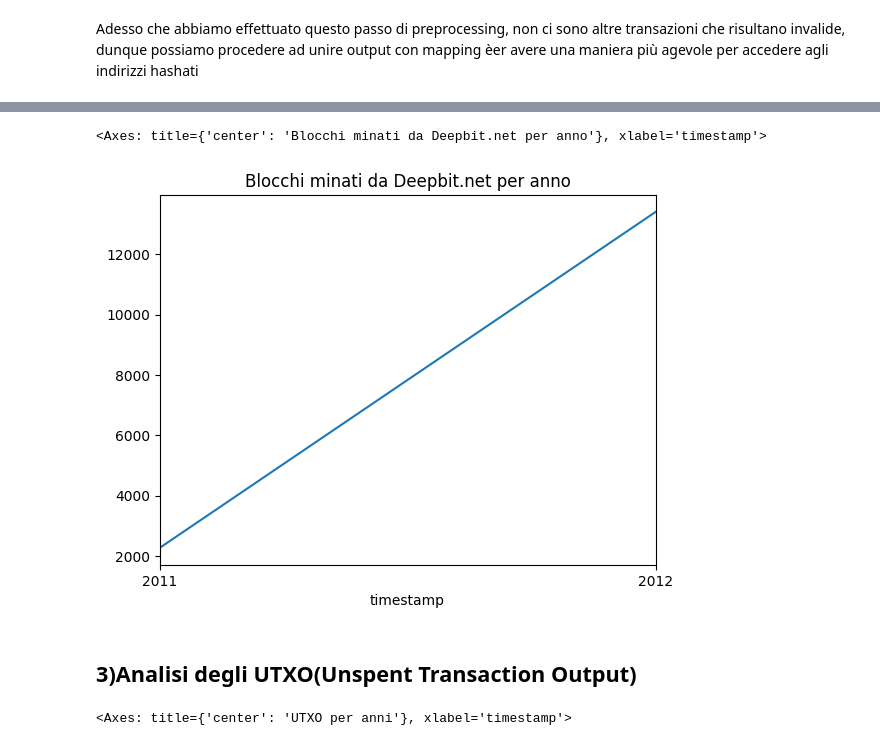
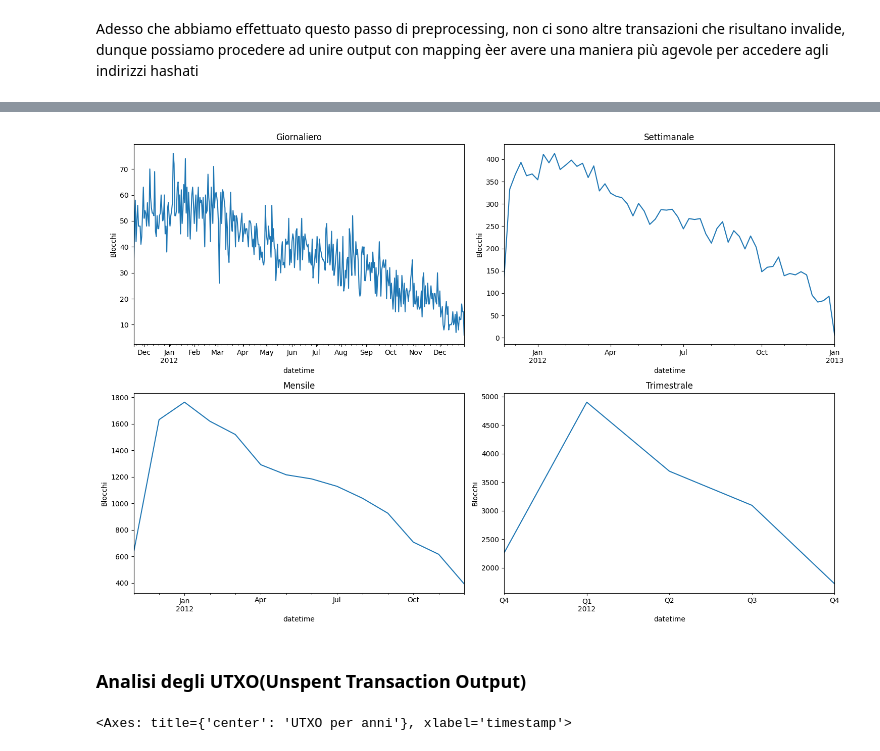
Before and after one commit to TaleWind28/Magician, a Jupyter notebook: Magician.ipynb, the cells around one changed output, grey strips where cells are left out. Cells and saved outputs as stored; diff of their text form; code cells hidden in the pictures.

```diff
--- a/Magician.ipynb
+++ b/Magician.ipynb
@@ -210,4 +220,7 @@ def scrape_step(driver):
 # %%
+from selenium.webdriver.support.ui import WebDriverWait
+from selenium.webdriver.support import expected_conditions as EC
+
 def scrape_wallet_explorer(wallet_name):
     driver = webdriver.Chrome()
     driver.get(wallet_explorer_url)
@@ -216,11 +229,11 @@ def scrape_wallet_explorer(wallet_name):
     driver.find_element(By.NAME,'q').send_keys(wallet_name)
     driver.find_element(By.TAG_NAME,'form').submit()
 
-    #mettere funzione di selenium
+    #mettere funzione di Selenium, il sito è in down
     time.sleep(1)
 
     #mostra wallet
-    clicked = find_next_link(driver,"show wallet addresses")
+    clicked = find_wallet_addresses(driver,"show wallet addresses")
     if clicked == None: return
     #mettere funzione di selenium
     time.sleep(1)
@@ -319,0 +286,9 @@ UTXO_df = UTXO_df.set_index("timestamp")
+# %%
+#filtro le transazioni coinbase
+all_coinbase = transactions[transactions['is_coinbase']==1].copy()
+#filtro gli input coinbase
+inputs_from_coinbase = inputs_df[inputs_df['prev_tx_id'].isin(all_coinbase['tx_id'])]
+#filtro le transazioni verso deepbit
+transactions_to_deepbit = inputs_from_coinbase[inputs_from_coinbase["tx_id"].isin(deepbit_transactions['tx_id'])]
+#ottengo tutte le coinbase di deepbit
+coinbase_deepb = all_coinbase[all_coinbase['tx_id'].isin(transactions_to_deepbit['prev_tx_id'])]
@@ -338,4 +376,0 @@ doc_trans["timestamp"] = pd.to_datetime(doc_trans["timestamp"],unit='s')
-# %%
-coinbase_deepb["timestamp"] = pd.to_datetime(coinbase_deepb["timestamp"],unit="s")
-coinbase_deepb = coinbase_deepb.set_index("timestamp")
-# display(coinbase_deepb)
@@ -356,12 +377,28 @@ weekly_counts.plot(title='Blocchi minati da Deepbit.net per settimana')
-# %%
-# Numero di transazioni per mese
-yearly_counts = coinbase_deepb.resample('Y').size()
-yearly_counts.plot(title='Blocchi minati da Deepbit.net per anno')
-# %% [output]
-<Axes: title={'center': 'Blocchi minati da Deepbit.net per anno'}, xlabel='timestamp'>
-[figure, removed]
+# %%
+# Imposta timestamp come index (una volta sola)
+coinbase_deepb['datetime'] = pd.to_datetime(coinbase_deepb['timestamp'], unit='s')
+coinbase_deepb_indexed = coinbase_deepb.set_index('datetime')
+
+# Diversi campionamenti
+daily = coinbase_deepb_indexed.resample('D').size()
+weekly = coinbase_deepb_indexed.resample('W').size()
+monthly = coinbase_deepb_indexed.resample('ME').size()
+quarterly = coinbase_deepb_indexed.resample('QE').size()
+
+# Visualizzazione comparativa
+fig, axes = plt.subplots(2, 2, figsize=(15, 10))
+
+daily.plot(ax=axes[0,0], title='Giornaliero', ylabel='Blocchi')
+weekly.plot(ax=axes[0,1], title='Settimanale', ylabel='Blocchi')
+monthly.plot(ax=axes[1,0], title='Mensile', ylabel='Blocchi')
+quarterly.plot(ax=axes[1,1], title='Trimestrale', ylabel='Blocchi')
+
+plt.tight_layout()
+plt.show()
+# %% [output]
+[figure, added]
 # %% [markdown]
-## 3)Analisi degli UTXO(Unspent Transaction Output)
+### Analisi degli UTXO(Unspent Transaction Output)
 # %%
 # Numero di transazioni per mese
 monthly_UTXO = UTXO_df.resample('Y').size()
```
Also changed, not shown: parts of 41 cells of this notebook, 1 other file.
